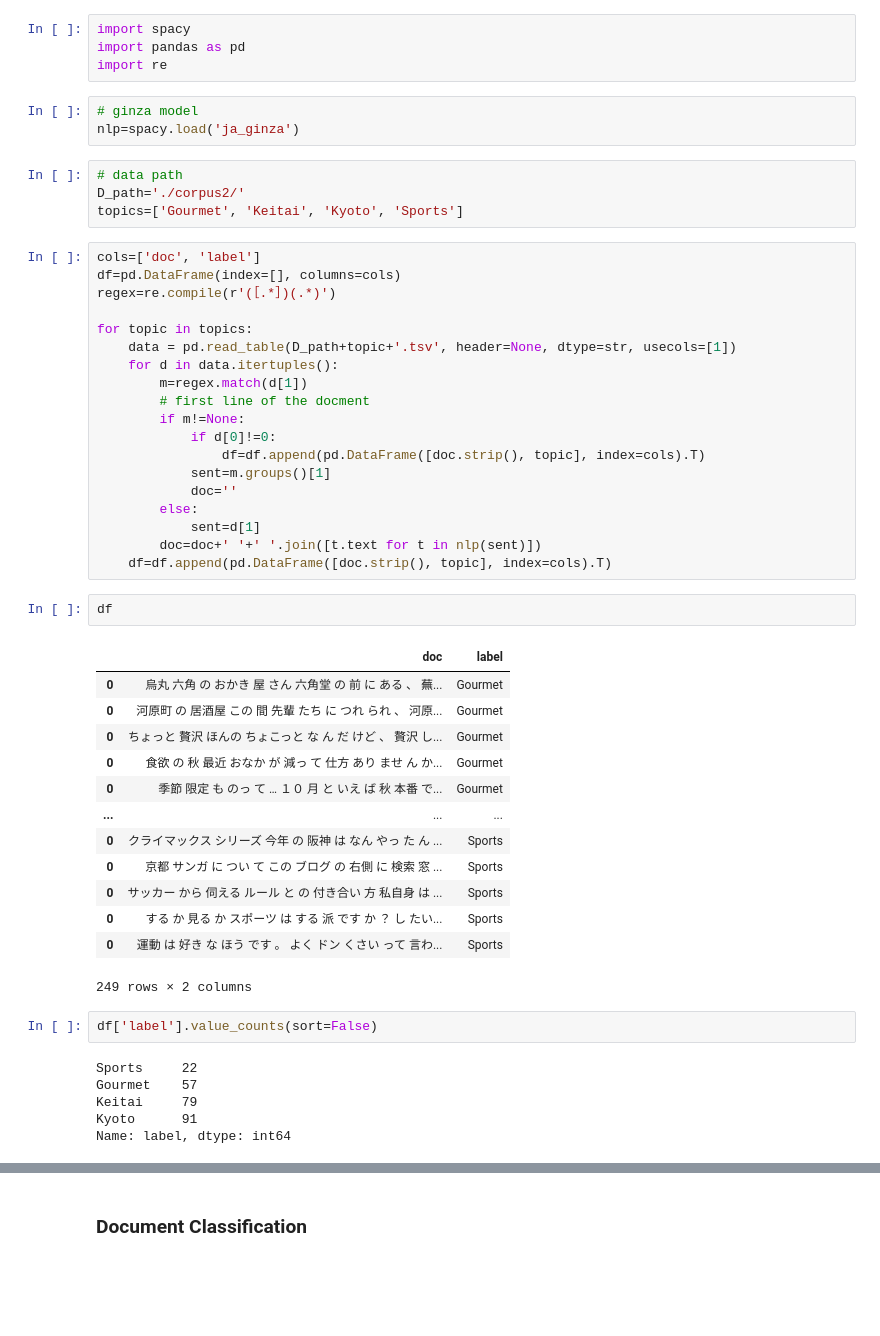
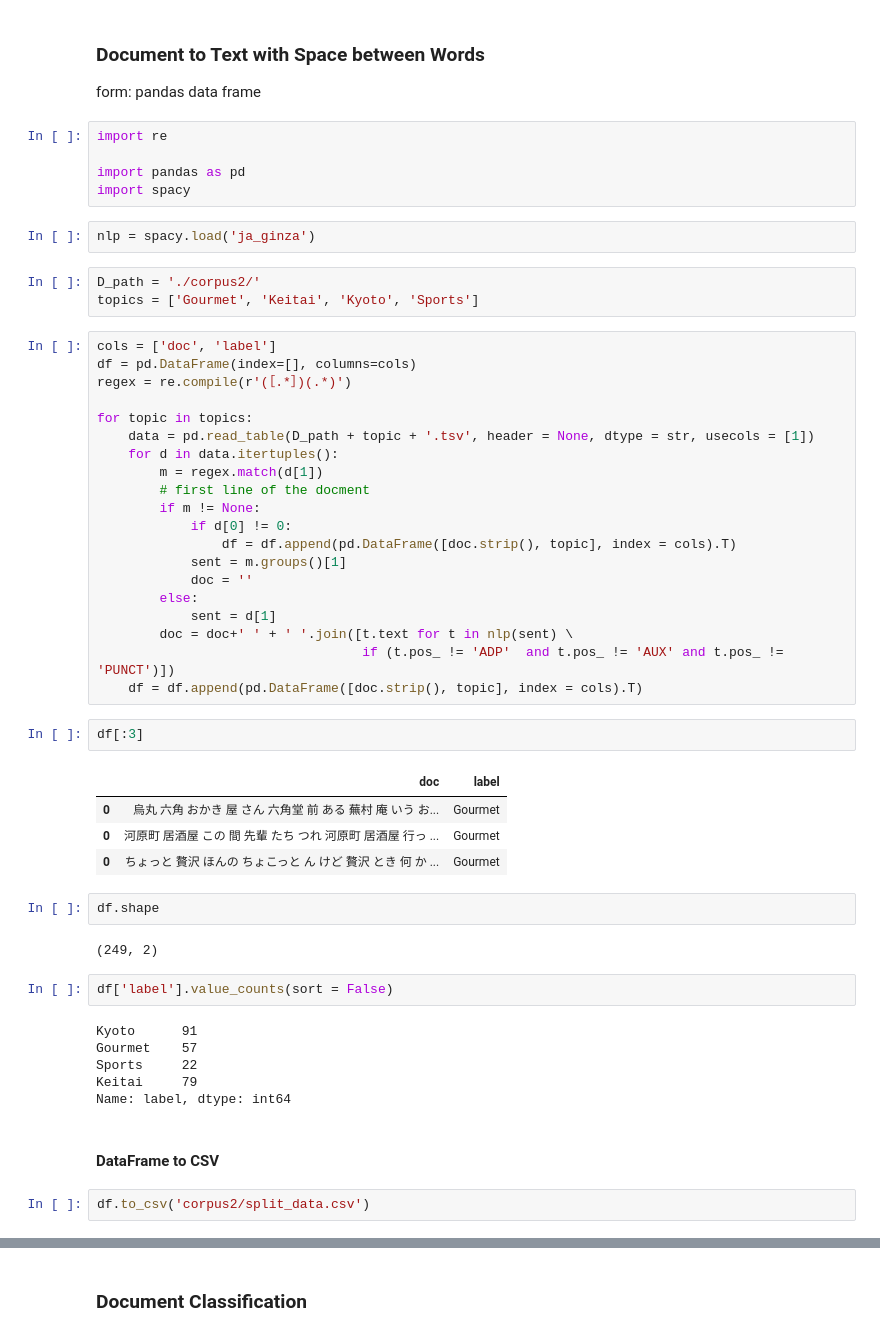
Before and after one commit to TakumiKojima/Chap2_cording, a Jupyter notebook: kojima_hm.ipynb, the cells around one changed output, grey strips where cells are left out. Drawn from its saved outputs; the diff is of its cells as text; blank space fills up the shorter version.

```diff
--- a/kojima_hm.ipynb
+++ b/kojima_hm.ipynb
@@ -3,54 +1,56 @@
+# %% [markdown]
+### Document to Text with Space between Words
+form: pandas data frame
 # %%
+import re
+
+import pandas as pd
 import spacy
-import pandas as pd
-import re
 # %%
-# ginza model
-nlp=spacy.load('ja_ginza')
+nlp = spacy.load('ja_ginza')
 # %%
-# data path
-D_path='./corpus2/'
-topics=['Gourmet', 'Keitai', 'Kyoto', 'Sports']
+D_path = './corpus2/'
+topics = ['Gourmet', 'Keitai', 'Kyoto', 'Sports']
 # %%
-cols=['doc', 'label']
-df=pd.DataFrame(index=[], columns=cols)
-regex=re.compile(r'(［.*］)(.*)')
+cols = ['doc', 'label']
+df = pd.DataFrame(index=[], columns=cols)
+regex = re.compile(r'(［.*］)(.*)')
 
 for topic in topics:
-    data = pd.read_table(D_path+topic+'.tsv', header=None, dtype=str, usecols=[1])
+    data = pd.read_table(D_path + topic + '.tsv', header = None, dtype = str, usecols = [1])
     for d in data.itertuples():
-        m=regex.match(d[1])
+        m = regex.match(d[1])
         # first line of the docment
-        if m!=None:
-            if d[0]!=0:
-                df=df.append(pd.DataFrame([doc.strip(), topic], index=cols).T)
-            sent=m.groups()[1]
-            doc=''
+        if m != None:
+            if d[0] != 0:
+                df = df.append(pd.DataFrame([doc.strip(), topic], index = cols).T)
+            sent = m.groups()[1]
+            doc = ''
         else:
-            sent=d[1]
-        doc=doc+' '+' '.join([t.text for t in nlp(sent)])
-    df=df.append(pd.DataFrame([doc.strip(), topic], index=cols).T)
+            sent = d[1]
+        doc = doc+' ' + ' '.join([t.text for t in nlp(sent) \
+                                  if (t.pos_ != 'ADP'  and t.pos_ != 'AUX' and t.pos_ != 'PUNCT')])
+    df = df.append(pd.DataFrame([doc.strip(), topic], index = cols).T)
 # %%
-df
+df[:3]
 # %% [output]
 |  | doc | label |
-| 0 | 烏丸 六角 の おかき 屋 さん 六角堂 の 前 に ある 、 蕪... | Gourmet |
-| 0 | 河原町 の 居酒屋 この 間 先輩 たち に つれ られ 、 河原... | Gourmet |
-| 0 | ちょっと 贅沢 ほんの ちょこっと な ん だ けど 、 贅沢 し... | Gourmet |
-| 0 | 食欲 の 秋 最近 おなか が 減っ て 仕方 あり ませ ん か... | Gourmet |
-| 0 | 季節 限定 も のっ て … １０ 月 と いえ ば 秋 本番 で... | Gourmet |
-| ... | ... | ... |
-| 0 | クライマックス シリーズ 今年 の 阪神 は なん やっ た ん ... | Sports |
-| 0 | 京都 サンガ に つい て この ブログ の 右側 に 検索 窓 ... | Sports |
-| 0 | サッカー から 伺える ルール と の 付き合い 方 私自身 は ... | Sports |
-| 0 | する か 見る か スポーツ は する 派 です か ？ し たい... | Sports |
-| 0 | 運動 は 好き な ほう です 。 よく ドン くさい って 言わ... | Sports |
+| 0 | 烏丸 六角 おかき 屋 さん 六角堂 前 ある 蕪村 庵 いう お... | Gourmet |
+| 0 | 河原町 居酒屋 この 間 先輩 たち つれ 河原町 居酒屋 行っ ... | Gourmet |
+| 0 | ちょっと 贅沢 ほんの ちょこっと ん けど 贅沢 とき 何 か ... | Gourmet |
-249 rows × 2 columns
+# %%
+df.shape
+# %% [output]
+(249, 2)
 # %%
-df['label'].value_counts(sort=False)
+df['label'].value_counts(sort = False)
 # %% [output]
+Kyoto      91
+Gourmet    57
 Sports     22
-Gourmet    57
 Keitai     79
-Kyoto      91
 Name: label, dtype: int64
+# %% [markdown]
+#### DataFrame to CSV
+# %%
+df.to_csv('corpus2/split_data.csv')
```
Also changed, not shown: parts of 14 cells of this notebook.
